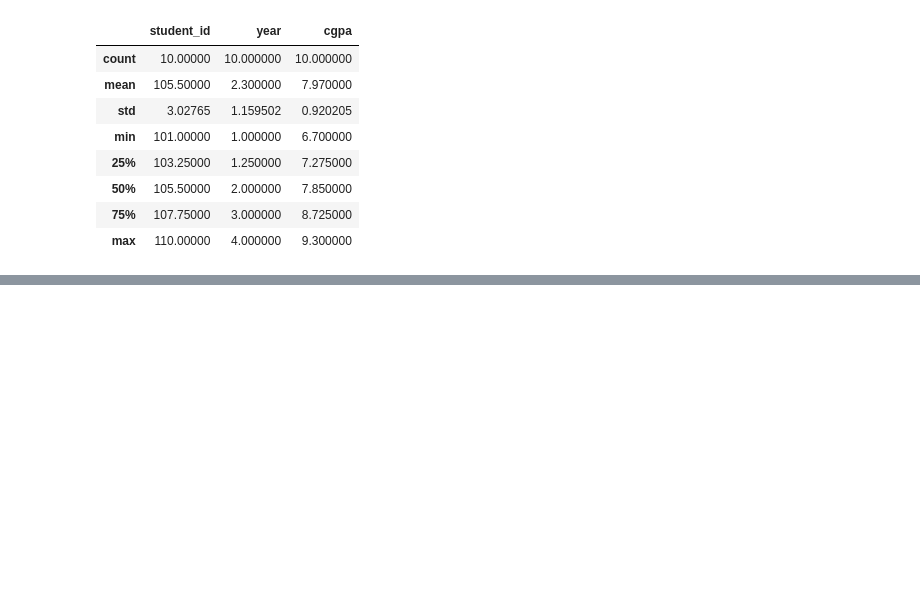
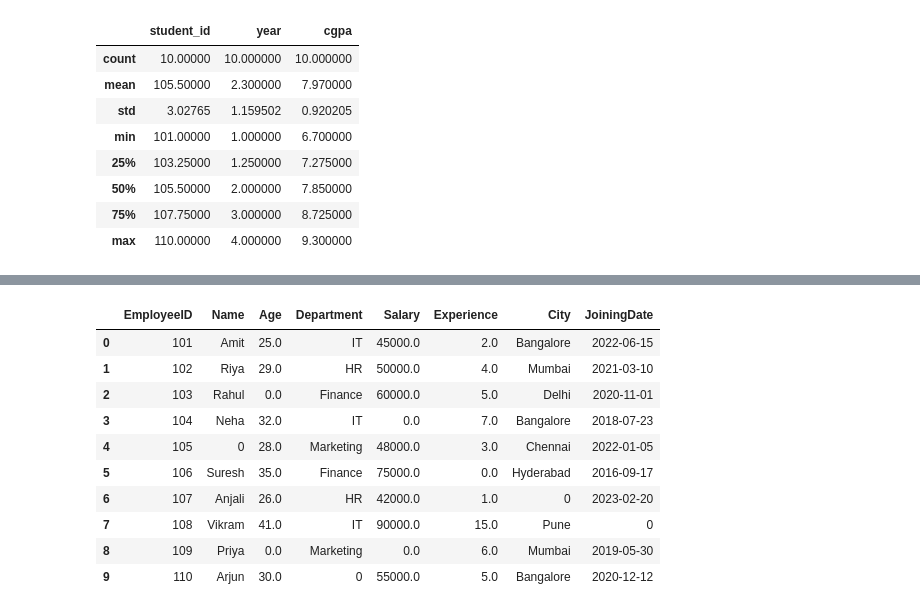
Before and after one commit to MeSubrat/AI-ML-Udemy-Course, a Jupyter notebook: pandas.ipynb, the cells around one changed output, grey strips where cells are left out. Cells and saved outputs as stored; diff of their text form; code cells hidden in the pictures; blank space fills up the shorter version.

```diff
--- a/pandas.ipynb
+++ b/pandas.ipynb
@@ -167,0 +203,16 @@ df.describe()
+# %%
+## Filling missing values with 0
+df_filled = df.fillna(0)
+df_filled
+# %% [output]
+|  | EmployeeID | Name | Age | Department | Salary | Experience | City | JoiningDate |
+| 0 | 101 | Amit | 25.0 | IT | 45000.0 | 2.0 | Bangalore | 2022-06-15 |
+| 1 | 102 | Riya | 29.0 | HR | 50000.0 | 4.0 | Mumbai | 2021-03-10 |
+| 2 | 103 | Rahul | 0.0 | Finance | 60000.0 | 5.0 | Delhi | 2020-11-01 |
+| 3 | 104 | Neha | 32.0 | IT | 0.0 | 7.0 | Bangalore | 2018-07-23 |
+| 4 | 105 | 0 | 28.0 | Marketing | 48000.0 | 3.0 | Chennai | 2022-01-05 |
+| 5 | 106 | Suresh | 35.0 | Finance | 75000.0 | 0.0 | Hyderabad | 2016-09-17 |
+| 6 | 107 | Anjali | 26.0 | HR | 42000.0 | 1.0 | 0 | 2023-02-20 |
+| 7 | 108 | Vikram | 41.0 | IT | 90000.0 | 15.0 | Pune | 0 |
+| 8 | 109 | Priya | 0.0 | Marketing | 0.0 | 6.0 | Mumbai | 2019-05-30 |
+| 9 | 110 | Arjun | 30.0 | 0 | 55000.0 | 5.0 | Bangalore | 2020-12-12 |
```
Also changed, not shown: parts of 16 cells of this notebook, 2 other files.
